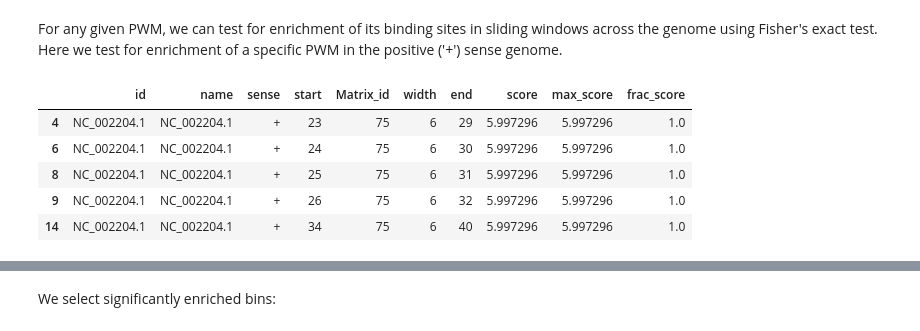
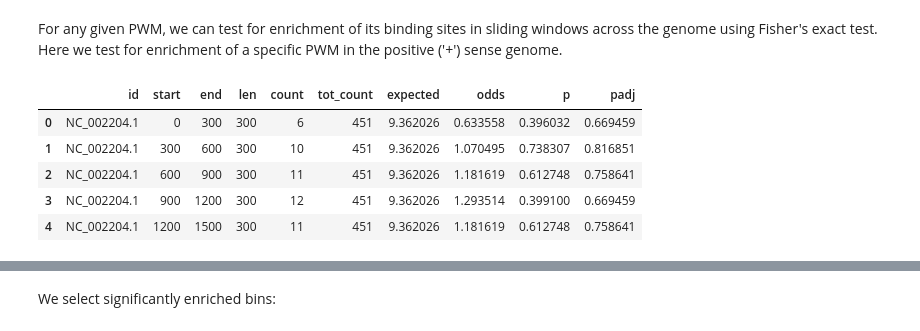
Before and after one commit to gruber-sciencelab/SMEAGOL, a Jupyter notebook: vignette_1.ipynb, the cells around one changed output, grey strips where cells are left out. Cells and saved outputs as stored; diff of their text form; code cells hidden in the pictures.

```diff
--- a/vignette_1.ipynb
+++ b/vignette_1.ipynb
@@ -201,7 +200,7 @@ rcomp=True
 threshold=0.8
 # %%
 %%time
-enrichment_result = enrich_in_genome(genome, model, simN=simN, simK=simK, rcomp=rcomp, genome_sense=genome_sense,
+enrichment_result = enrich_in_genome(genome, model, simN=simN, simK=simK, rcomp=rcomp, sense=genome_sense,
                                      threshold=threshold, verbose=True, combine_seqs=True, background='binomial')
 # %% [output]
 Shuffled 8 input sequence(s) 300 times while conserving k-mer frequency for k = 2
@@ -332,12 +349,12 @@ plot_background(shuf_counts[shuf_counts.sense=="+"], real_counts[real_counts.sen
 # %% [markdown]
 For any given PWM, we can test for enrichment of its binding sites in sliding windows across the genome using Fisher's exact test. Here we test for enrichment of a specific PWM in the positive ('+') sense genome.
 # %%
-select_sites = real_sites[(real_sites.sense=="+") & (real_sites.Matrix_id=='75')]
-select_sites.head()
+r = enrich_in_sliding_windows(real_sites[real_sites.sense=="+"], genome, '75', 300)
+r.head()
 # %% [output]
-|  | id | name | sense | start | Matrix_id | width | end | score | max_score | frac_score |
-| 4 | NC_002204.1 | NC_002204.1 | + | 23 | 75 | 6 | 29 | 5.997296 | 5.997296 | 1.0 |
-| 6 | NC_002204.1 | NC_002204.1 | + | 24 | 75 | 6 | 30 | 5.997296 | 5.997296 | 1.0 |
-| 8 | NC_002204.1 | NC_002204.1 | + | 25 | 75 | 6 | 31 | 5.997296 | 5.997296 | 1.0 |
-| 9 | NC_002204.1 | NC_002204.1 | + | 26 | 75 | 6 | 32 | 5.997296 | 5.997296 | 1.0 |
-| 14 | NC_002204.1 | NC_002204.1 | + | 34 | 75 | 6 | 40 | 5.997296 | 5.997296 | 1.0 |
+|  | id | start | end | len | count | tot_count | expected | odds | p | padj |
+| 0 | NC_002204.1 | 0 | 300 | 300 | 6 | 451 | 9.362026 | 0.633558 | 0.396032 | 0.669459 |
+| 1 | NC_002204.1 | 300 | 600 | 300 | 10 | 451 | 9.362026 | 1.070495 | 0.738307 | 0.816851 |
+| 2 | NC_002204.1 | 600 | 900 | 300 | 11 | 451 | 9.362026 | 1.181619 | 0.612748 | 0.758641 |
+| 3 | NC_002204.1 | 900 | 1200 | 300 | 12 | 451 | 9.362026 | 1.293514 | 0.399100 | 0.669459 |
+| 4 | NC_002204.1 | 1200 | 1500 | 300 | 11 | 451 | 9.362026 | 1.181619 | 0.612748 | 0.758641 |
```
Also changed, not shown: parts of 16 cells of this notebook.
